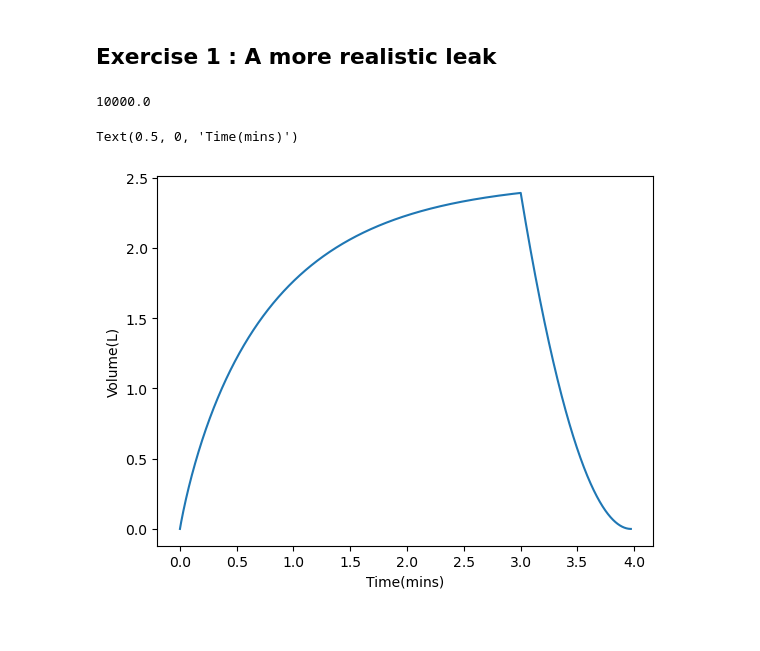
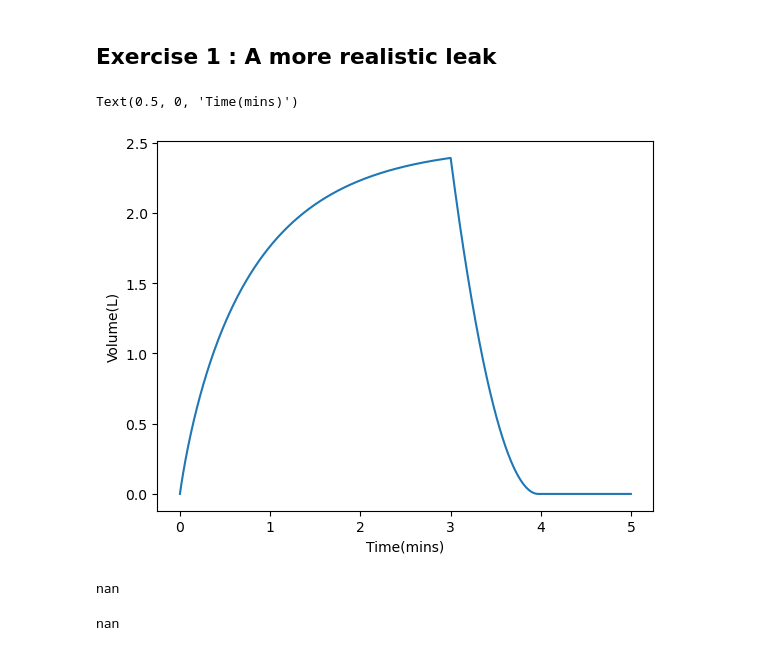
Before and after one commit to SPS-SP2273/learning-portfolio-bryantyj, a Jupyter notebook: numerical solutions/numerical_solutions_(need).ipynb, the cells around one changed output. Saved outputs shown, nothing was run; the diff lists cells and outputs as text; code cells hidden in the pictures.

```diff
--- a/numerical solutions/numerical_solutions_(need).ipynb
+++ b/numerical solutions/numerical_solutions_(need).ipynb
@@ -270,9 +270,8 @@ Text(0.5, 0, 'Time(Millions of years)')
 # Your solution here
 
 
-10E3
+import numpy as np
+import matplotlib.pyplot as plt
-# %% [output]
-10000.0
 # %%
 tap_off_time = 3                 # When the tap goes off
 max_time = 5                     # Maximum time (mins)
@@ -280,31 +279,42 @@ dt = .001                        # Time step (mins)
 rate = 5                         # Filling rate (L/min)
 g = 9.8
 bucket_capacity = 9              # L
 all_volume = []                  # To keep track of all volumes
 all_time = []                    # To keep track of all times
 volume = 0                       # Starting volume
 time = 0
 
 while time <= max_time:
     all_time.append(time)
     all_volume.append(volume)
     dV = rate * dt
 
     h = volume*(10**-3) / 700E-4 #height in meters
     leak_rate = np.sqrt(2*g*h)*1E-4*1E3*60 # L/min
 
     leak_volume = leak_rate * dt
     volume -= leak_volume
 
     if (volume <= bucket_capacity) and (time < tap_off_time):
         volume += dV
 
+    if volume <= 0:
+        volume = 0
+
     time += dt
 
 plt.plot(all_time, all_volume)
 plt.ylabel('Volume(L)')
 plt.xlabel('Time(mins)')
 #plt.hlines(bucket_capacity, 0, max_time, colors='grey', ls='dashed')
 # %% [output]
 Text(0.5, 0, 'Time(mins)')
-[figure, old version]
+[figure, new version]
+# %%
+np.sqrt(2*g*h)
+# %% [output]
+nan
+# %%
+volume
+# %% [output]
+nan
```
